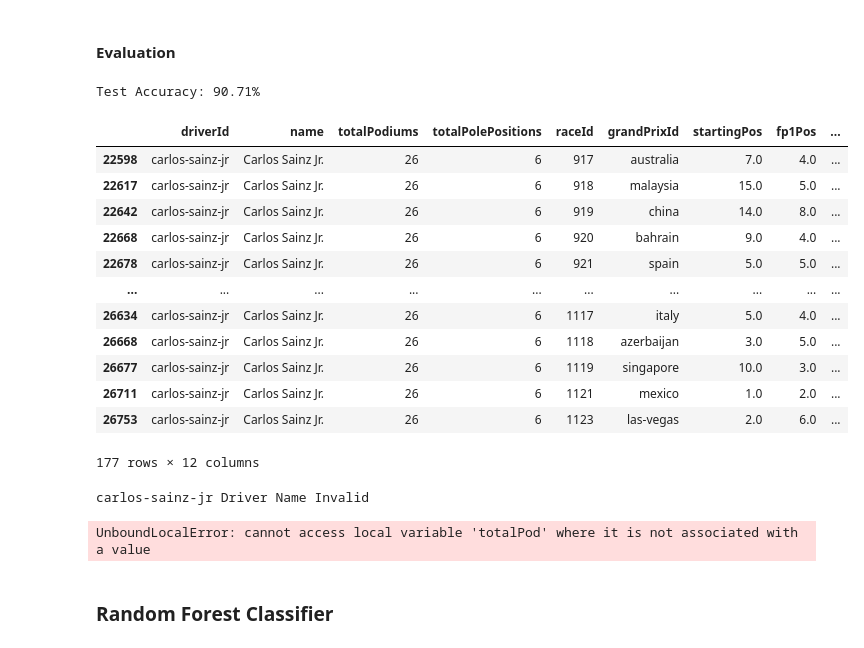
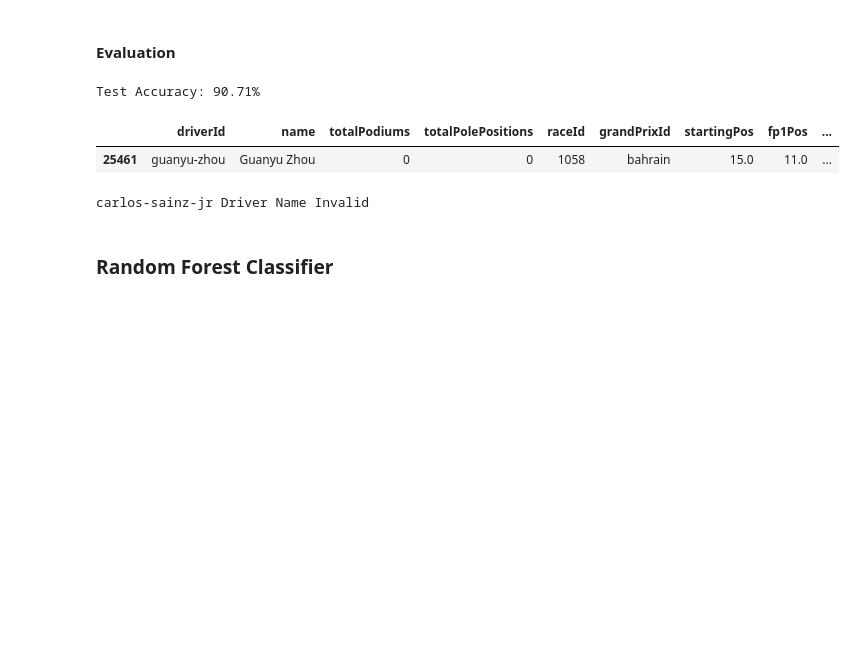
Before and after one commit to BaghettiGH/Predict-F1-Podium, a Jupyter notebook: F1WinnerPrediction.ipynb, the cells around one changed output. Saved outputs shown, nothing was run; the diff lists cells and outputs as text; code cells hidden in the pictures; blank space fills up the shorter version.

```diff
--- a/F1WinnerPrediction.ipynb
+++ b/F1WinnerPrediction.ipynb
@@ -278,18 +278,7 @@ print(f"Test Accuracy: {accuracyDt * 100:.2f}%")
 # %% [output]
 Test Accuracy: 90.71%
 # %%
-dfDt[dfDt['driverId'] == "carlos-sainz-jr"]
+dfDt[dfDt['driverId']=='guanyu-zhou'].head(1)
 # %% [output]
 |  | driverId | name | totalPodiums | totalPolePositions | raceId | grandPrixId | startingPos | fp1Pos | ... |
-| 22598 | carlos-sainz-jr | Carlos Sainz Jr. | 26 | 6 | 917 | australia | 7.0 | 4.0 | ... |
-| 22617 | carlos-sainz-jr | Carlos Sainz Jr. | 26 | 6 | 918 | malaysia | 15.0 | 5.0 | ... |
-| 22642 | carlos-sainz-jr | Carlos Sainz Jr. | 26 | 6 | 919 | china | 14.0 | 8.0 | ... |
-| 22668 | carlos-sainz-jr | Carlos Sainz Jr. | 26 | 6 | 920 | bahrain | 9.0 | 4.0 | ... |
-| 22678 | carlos-sainz-jr | Carlos Sainz Jr. | 26 | 6 | 921 | spain | 5.0 | 5.0 | ... |
-| ... | ... | ... | ... | ... | ... | ... | ... | ... | ... |
-| 26634 | carlos-sainz-jr | Carlos Sainz Jr. | 26 | 6 | 1117 | italy | 5.0 | 4.0 | ... |
-| 26668 | carlos-sainz-jr | Carlos Sainz Jr. | 26 | 6 | 1118 | azerbaijan | 3.0 | 5.0 | ... |
-| 26677 | carlos-sainz-jr | Carlos Sainz Jr. | 26 | 6 | 1119 | singapore | 10.0 | 3.0 | ... |
-| 26711 | carlos-sainz-jr | Carlos Sainz Jr. | 26 | 6 | 1121 | mexico | 1.0 | 2.0 | ... |
-| 26753 | carlos-sainz-jr | Carlos Sainz Jr. | 26 | 6 | 1123 | las-vegas | 2.0 | 6.0 | ... |
+| 25461 | guanyu-zhou | Guanyu Zhou | 0 | 0 | 1058 | bahrain | 15.0 | 11.0 | ... |
-177 rows × 12 columns
@@ -299,11 +313,7 @@ def predictInstance(fp1Pos,fp2Pos,fp3Pos,startPos,driverFName,driverLName):
     driverName = driverFName +"-"+ driverLName
 
     if driverName not in dfDt['driverId']:
-        driverName = driverName + "-jr"
-        totalPod = dfDt.loc[dfDt['driverId']== driverName,'totalPodiums'].iloc[0]
-        totalPole = dfDt.loc[dfDt['driverId']==driverName,'totalPolePositions'].iloc[0]
-        if driverName not in dfDt['driverId']:
-            print(f"{driverName} Driver Name Invalid")
+        driverName = driverName
     else:
         totalPod = dfDt.loc[dfDt['driverId']== driverName,'totalPodiums'].iloc[0]
         totalPole = dfDt.loc[dfDt['driverId']==driverName,'totalPolePositions'].iloc[0]
@@ -329,7 +339,6 @@ driverLName = 'sainz'
 predictInstance(fp1Pos,fp2Pos,fp3Pos,startPos,driverFName,driverLName)
 # %% [output]
 carlos-sainz-jr Driver Name Invalid
-UnboundLocalError: cannot access local variable 'totalPod' where it is not associated with a value
 # %% [markdown]
 ### Random Forest Classifier
 # %%
```
Also changed, not shown: parts of 1 cell of this notebook, 1 other file.
